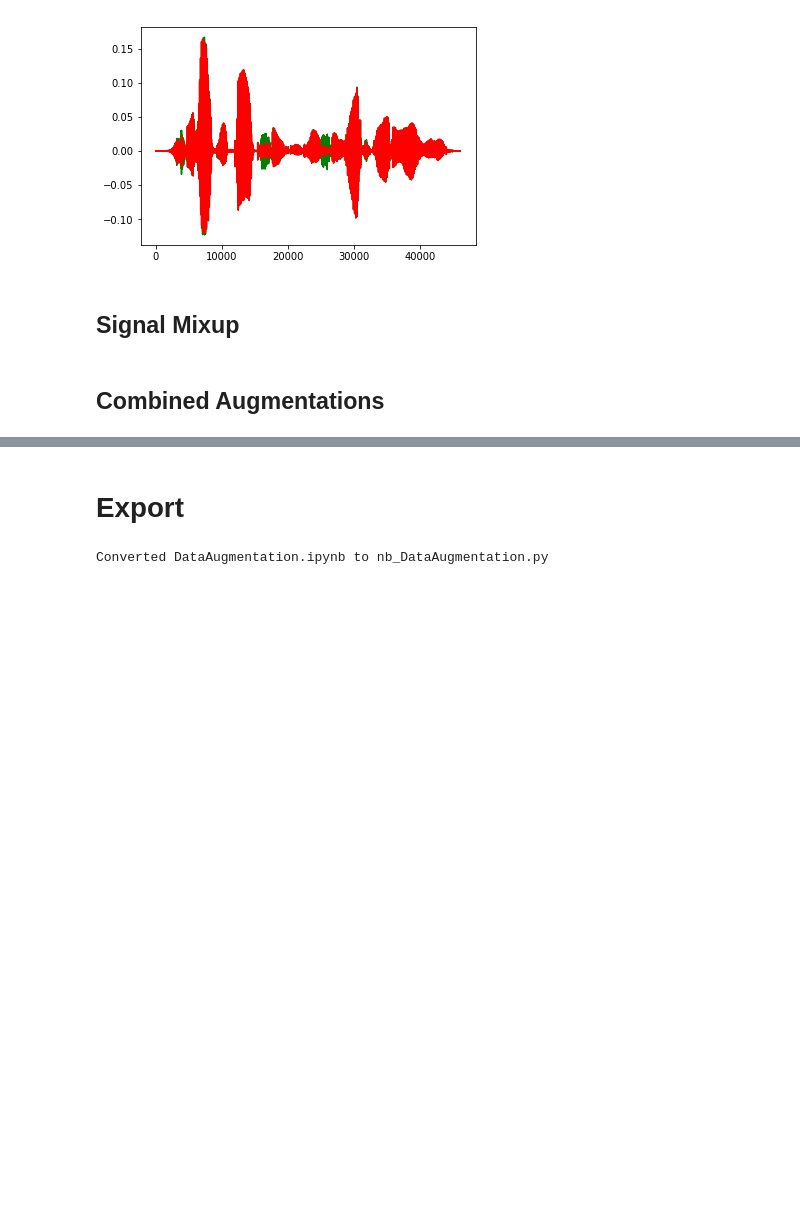
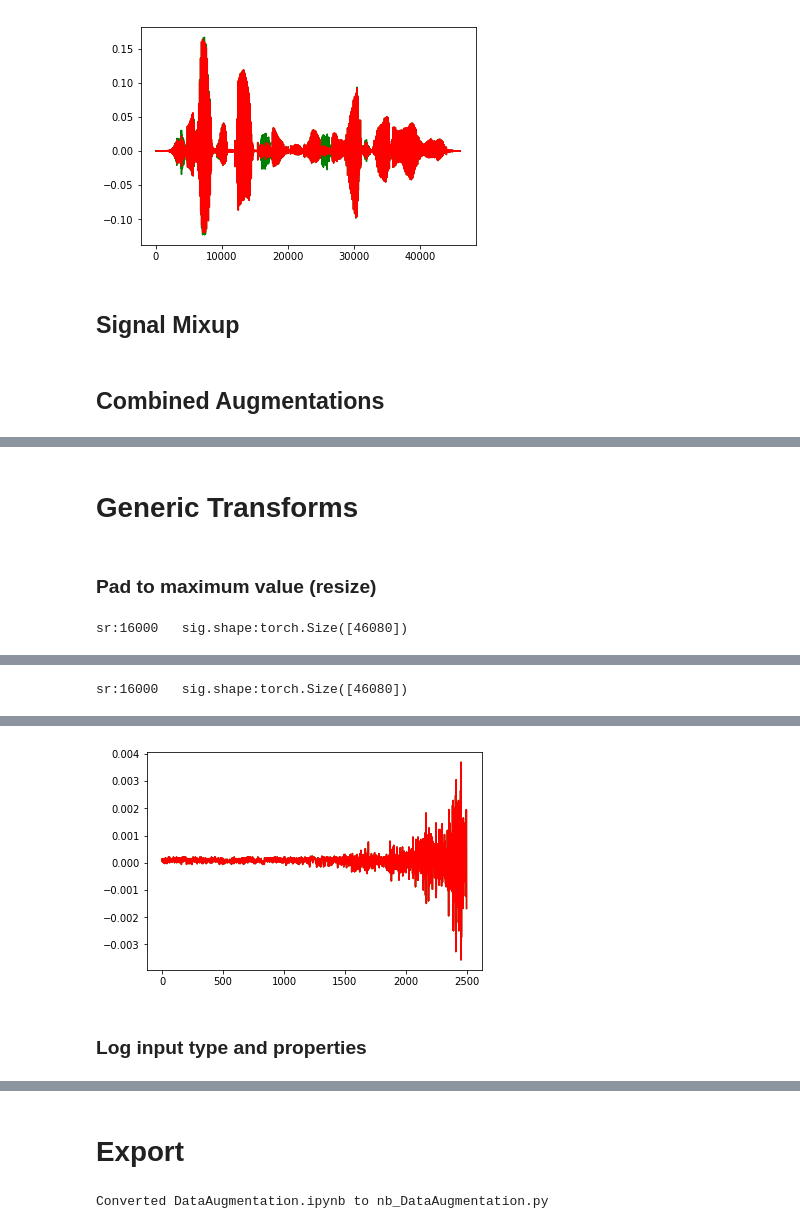
Before and after one commit to fastaudio/fastai_audio, a Jupyter notebook: DataAugmentation.ipynb, the cells around one changed output, grey strips where cells are left out. Cells and saved outputs as stored; diff of their text form; code cells hidden in the pictures; blank space fills up the shorter version.

```diff
--- a/DataAugmentation.ipynb
+++ b/DataAugmentation.ipynb
@@ -201,3 +201,17 @@ sr:16000   sig.shape:torch.Size([46080])
 # AudioSegment(…).apply_gain(gain)
 # AudioSegment(…).invert_phase()
 # AudioSegment(…).set_sample_width()
+# %% [markdown]
+# Generic Transforms
+# %% [markdown]
+### Pad to maximum value (resize)
+# %%
+#Export
+def tfm_pad_to_max(ad:AudioData, mx=1000, value=0):
+    """Pad tensor with `value` until it reaches length `mx`"""
+    if ad.sig.shape[0] == mx: return ad
+    return AudioData(F.pad(ad.sig, (0,mx-ad.sig.shape[0]), value=value), ad.sr)
+# %%
+tfm_tester(example, partial(tfm_pad_to_max, mx=2500))
+# %% [output]
+sr:16000   sig.shape:torch.Size([46080])
@@ -203,0 +219 @@ sr:16000   sig.shape:torch.Size([46080])
+sr:16000   sig.shape:torch.Size([46080])
@@ -203,0 +221,3 @@ sr:16000   sig.shape:torch.Size([46080])
+[figure, added]
+# %% [markdown]
+### Log input type and properties
```
Also changed, not shown: parts of 10 cells of this notebook, 1 other file.
